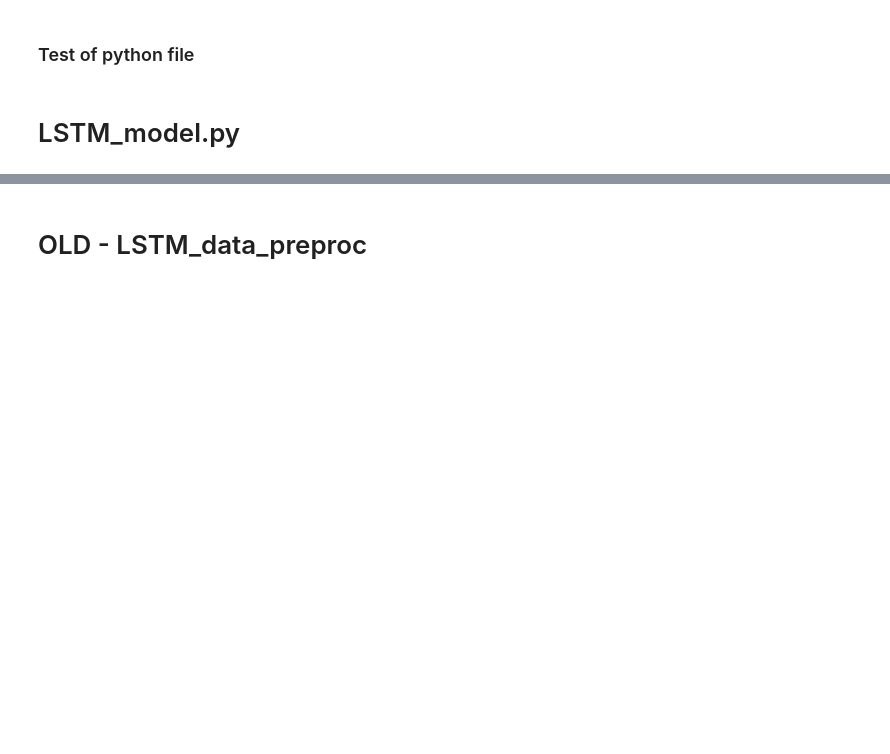
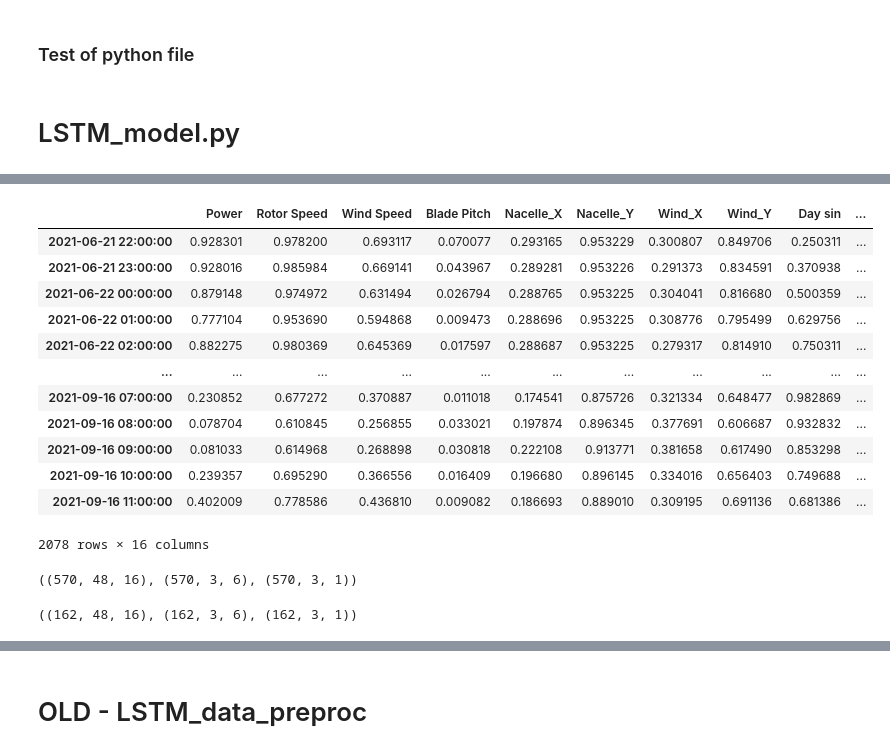
Before and after one commit to AmaurySalles/NextWind, a Jupyter notebook: AS - LSTM_Models.ipynb, the cells around one changed output, grey strips where cells are left out. Saved outputs shown, nothing was run; the diff lists cells and outputs as text; code cells hidden in the pictures; blank space fills up the shorter version.

```diff
--- a/AS - LSTM_Models.ipynb
+++ b/AS - LSTM_Models.ipynb
@@ -918,0 +549,10 @@ plot_loss(history)
+# %%
+# Scale datasets
+scaling_data = pd.DataFrame(index=['min','max'], columns=train_df[0].columns, data=0)
+for WTG_data in train_df:
+    for col in WTG_data:
+        temp_min = np.min([scaling_data.loc['min', col], WTG_data[col].min(axis=0)])
+        temp_max = np.max([scaling_data.loc['max', col], WTG_data[col].max(axis=0)])
+        scaling_data.loc['min', col] = temp_min
+        scaling_data.loc['max', col] = temp_max
+print(scaling_data)
@@ -918,0 +571,27 @@ plot_loss(history)
+# %%
+# Apply scaling to all three datasets
+column_names = train_df[0].columns
+for WTGs in range(len(train_df)):
+    for col in column_names:
+        col_min = scaling_data.loc['min',col]
+        col_max = scaling_data.loc['max',col]
+        # Scale columns of each dataset
+        train_df[WTGs][col] = train_df[WTGs][col].apply(lambda x: (x - col_min) / (col_max - col_min))
+        val_df[WTGs][col] = val_df[WTGs][col].apply(lambda x: (x - col_min) / (col_max - col_min))
+        test_df[WTGs][col] = test_df[WTGs][col].apply(lambda x: (x - col_min) / (col_max - col_min))
+# %%
+test_df[0]
+# %% [output]
+|  | Power | Rotor Speed | Wind Speed | Blade Pitch | Nacelle_X | Nacelle_Y | Wind_X | Wind_Y | Day sin | ... |
+| 2021-06-21 22:00:00 | 0.928301 | 0.978200 | 0.693117 | 0.070077 | 0.293165 | 0.953229 | 0.300807 | 0.849706 | 0.250311 | ... |
+| 2021-06-21 23:00:00 | 0.928016 | 0.985984 | 0.669141 | 0.043967 | 0.289281 | 0.953226 | 0.291373 | 0.834591 | 0.370938 | ... |
+| 2021-06-22 00:00:00 | 0.879148 | 0.974972 | 0.631494 | 0.026794 | 0.288765 | 0.953225 | 0.304041 | 0.816680 | 0.500359 | ... |
+| 2021-06-22 01:00:00 | 0.777104 | 0.953690 | 0.594868 | 0.009473 | 0.288696 | 0.953225 | 0.308776 | 0.795499 | 0.629756 | ... |
+| 2021-06-22 02:00:00 | 0.882275 | 0.980369 | 0.645369 | 0.017597 | 0.288687 | 0.953225 | 0.279317 | 0.814910 | 0.750311 | ... |
+| ... | ... | ... | ... | ... | ... | ... | ... | ... | ... | ... |
+| 2021-09-16 07:00:00 | 0.230852 | 0.677272 | 0.370887 | 0.011018 | 0.174541 | 0.875726 | 0.321334 | 0.648477 | 0.982869 | ... |
+| 2021-09-16 08:00:00 | 0.078704 | 0.610845 | 0.256855 | 0.033021 | 0.197874 | 0.896345 | 0.377691 | 0.606687 | 0.932832 | ... |
+| 2021-09-16 09:00:00 | 0.081033 | 0.614968 | 0.268898 | 0.030818 | 0.222108 | 0.913771 | 0.381658 | 0.617490 | 0.853298 | ... |
+| 2021-09-16 10:00:00 | 0.239357 | 0.695290 | 0.366556 | 0.016409 | 0.196680 | 0.896145 | 0.334016 | 0.656403 | 0.749688 | ... |
+| 2021-09-16 11:00:00 | 0.402009 | 0.778586 | 0.436810 | 0.009082 | 0.186693 | 0.889010 | 0.309195 | 0.691136 | 0.681386 | ... |
+2078 rows × 16 columns
@@ -918,0 +610,4 @@ plot_loss(history)
+# %%
+X_train.shape, X_fc_train.shape, y_train.shape
+# %% [output]
+((570, 48, 16), (570, 3, 6), (570, 3, 1))
@@ -918,0 +616,4 @@ plot_loss(history)
+# %%
+X_val.shape, X_fc_val.shape, y_val.shape
+# %% [output]
+((162, 48, 16), (162, 3, 6), (162, 3, 1))
```
Also changed, not shown: parts of 181 cells of this notebook, 5 other files.
